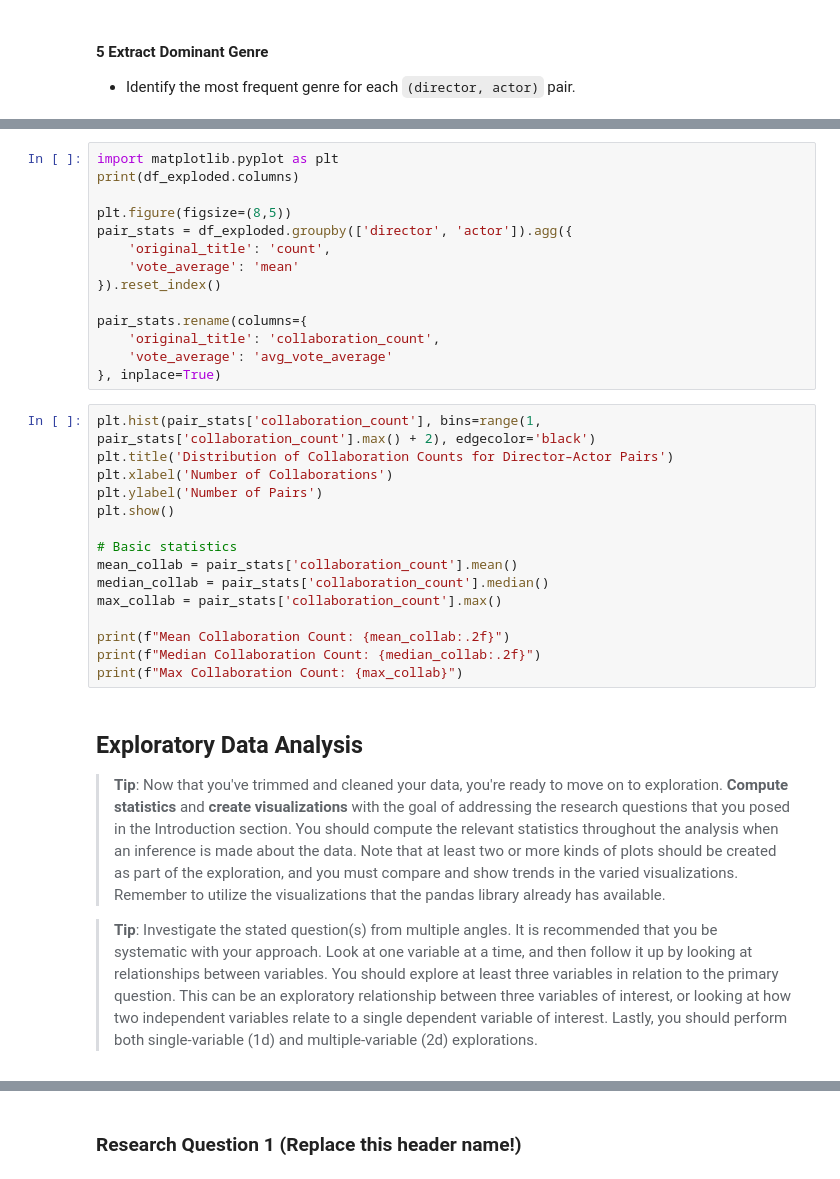
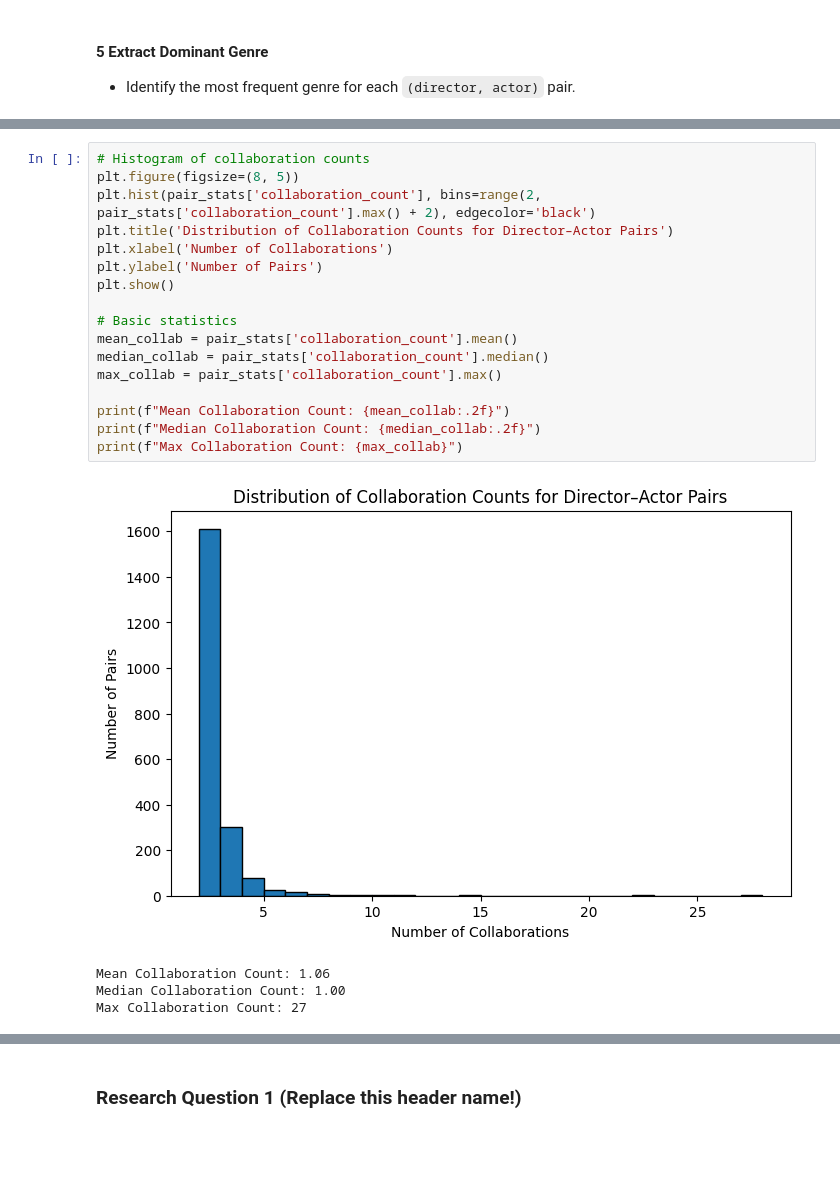
Before and after one commit to Greg-Pina/Udacity_DataAnalyst_NanoDegree, a Jupyter notebook: D496 - Introduction to Data Science/Intro to Data Analysis Project - Investigate a Dataset/greg pina - investigate a dataset.ipynb, the cells around one changed output, grey strips where cells are left out. Saved outputs shown, nothing was run; the diff lists cells and outputs as text; blank space fills up the shorter version.

Commit message:
Exploratory Data Analysis

```diff
--- a/D496 - Introduction to Data Science/Intro to Data Analysis Project - Investigate a Dataset/greg pina - investigate a dataset.ipynb
+++ b/D496 - Introduction to Data Science/Intro to Data Analysis Project - Investigate a Dataset/greg pina - investigate a dataset.ipynb
@@ -278,40 +275,24 @@ Below, we address the **three primary questions** we posed earlier, focusing on
 
 After grouping by `(director, actor)`, each pair has a `collaboration_count`, reflecting how many movies they've worked on together:
-# %%
-import matplotlib.pyplot as plt
-print(df_exploded.columns)
-
-plt.figure(figsize=(8,5))
-pair_stats = df_exploded.groupby(['director', 'actor']).agg({
-    'original_title': 'count',
-    'vote_average': 'mean'
-}).reset_index()
-
-pair_stats.rename(columns={
-    'original_title': 'collaboration_count',
-    'vote_average': 'avg_vote_average'
-}, inplace=True)
 # %%
-plt.hist(pair_stats['collaboration_count'], bins=range(1, pair_stats['collaboration_count'].max() + 2), edgecolor='black')
+# Histogram of collaboration counts
+plt.figure(figsize=(8, 5))
+plt.hist(pair_stats['collaboration_count'], bins=range(2, pair_stats['collaboration_count'].max() + 2), edgecolor='black')
 plt.title('Distribution of Collaboration Counts for Director–Actor Pairs')
 plt.xlabel('Number of Collaborations')
 plt.ylabel('Number of Pairs')
 plt.show()
 
 # Basic statistics
 mean_collab = pair_stats['collaboration_count'].mean()
 median_collab = pair_stats['collaboration_count'].median()
 max_collab = pair_stats['collaboration_count'].max()
 
 print(f"Mean Collaboration Count: {mean_collab:.2f}")
 print(f"Median Collaboration Count: {median_collab:.2f}")
 print(f"Max Collaboration Count: {max_collab}")
+# %% [output]
+[figure, added]
+Mean Collaboration Count: 1.06
+Median Collaboration Count: 1.00
+Max Collaboration Count: 27
-# %% [markdown]
-<a id='eda'></a>
-## Exploratory Data Analysis
-
-> **Tip**: Now that you've trimmed and cleaned your data, you're ready to move on to exploration. **Compute statistics** and **create visualizations** with the goal of addressing the research questions that you posed in the Introduction section. You should compute the relevant statistics throughout the analysis when an inference is made about the data. Note that at least two or more kinds of plots should be created as part of the exploration, and you must  compare and show trends in the varied visualizations. Remember to utilize the visualizations that the pandas library already has available.
-
-
-
-> **Tip**: Investigate the stated question(s) from multiple angles. It is recommended that you be systematic with your approach. Look at one variable at a time, and then follow it up by looking at relationships between variables. You should explore at least three variables in relation to the primary question. This can be an exploratory relationship between three variables of interest, or looking at how two independent variables relate to a single dependent variable of interest. Lastly, you  should perform both single-variable (1d) and multiple-variable (2d) explorations.
```
Also changed, not shown: parts of 12 cells of this notebook.
